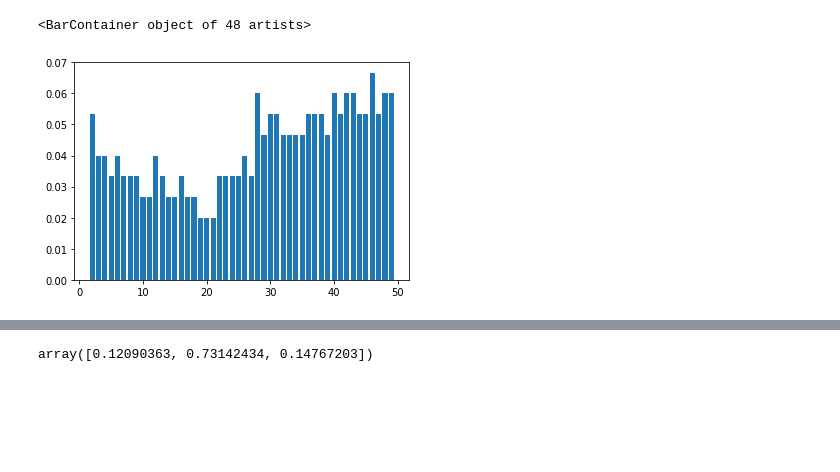
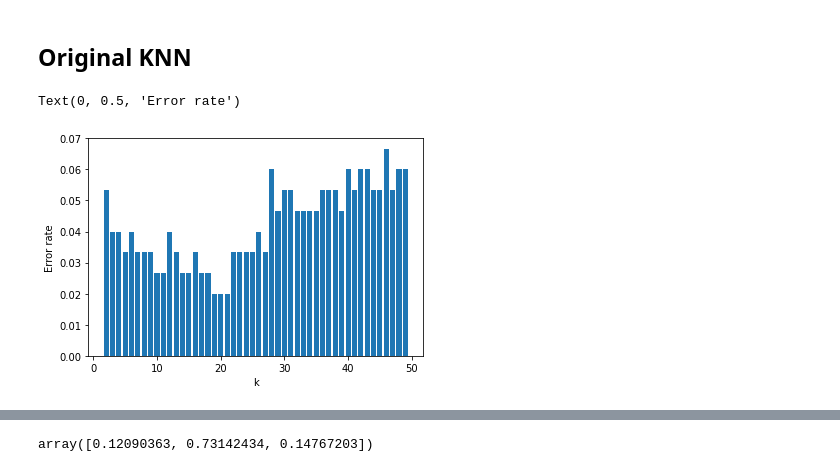
Before and after one commit to LANZhengyang/MFML_Bayesian_KNN, a Jupyter notebook: MFML.ipynb, the cells around one changed output, grey strips where cells are left out. Drawn from its saved outputs; the diff is of its cells as text; code cells hidden in the pictures; blank space fills up the shorter version.

```diff
--- a/MFML.ipynb
+++ b/MFML.ipynb
@@ -15,20 +9,29 @@ D=np.delete(X, -1, axis=0)
+# %% [markdown]
+## Original KNN
 # %%
+iris = datasets.load_iris()
+X = iris.data
+y = iris.target
+
 all_error = []
+# test k from 2 to 50
 for k in range(2,50):
   sum=0
   for i in range(len(y)):
+    # Do the cross validation
     Train_x=np.delete(X, i, axis=0)
     Train_y=np.delete(y, i, axis=0)
     neigh = neighbors.KNeighborsClassifier(n_neighbors=k)
     neigh.fit(Train_x, Train_y)
     if neigh.predict(X[i][np.newaxis, :]) != y[i]:
       sum=sum+1
   sum = sum/ len(y)
   all_error.append(sum)
- # print("k= %d error rate= %.3f "%(k,sum) )
+
+plt.bar(range(2,50),all_error)
+plt.xlabel("k")
+plt.ylabel("Error rate")
+# %% [output]
+Text(0, 0.5, 'Error rate')
+[figure, added]
-# %%
-plt.bar(range(2,50),all_error)
-# %% [output]
-<BarContainer object of 48 artists>
-[figure, removed]
 # %%
```
Also changed, not shown: parts of 19 cells of this notebook.
